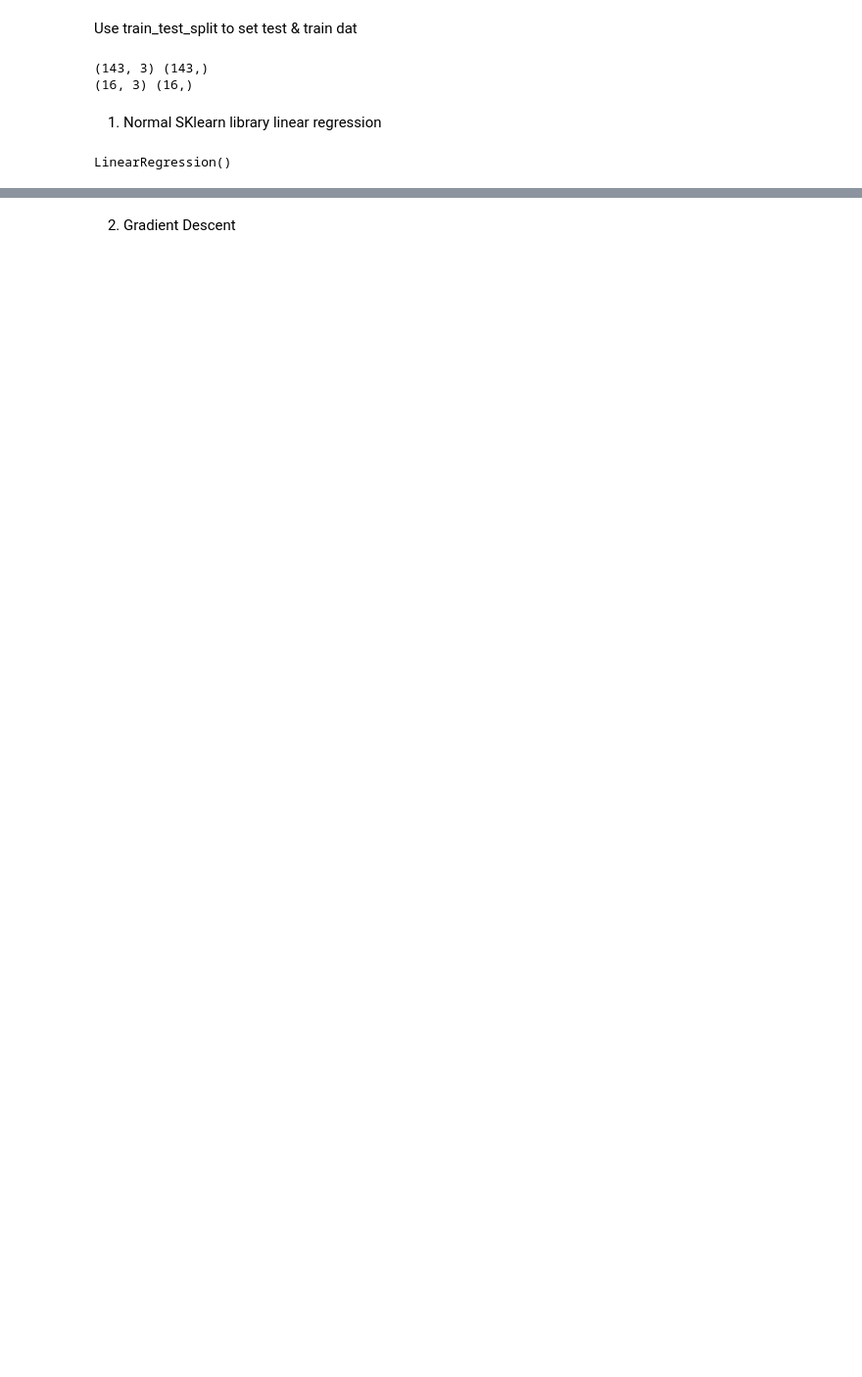
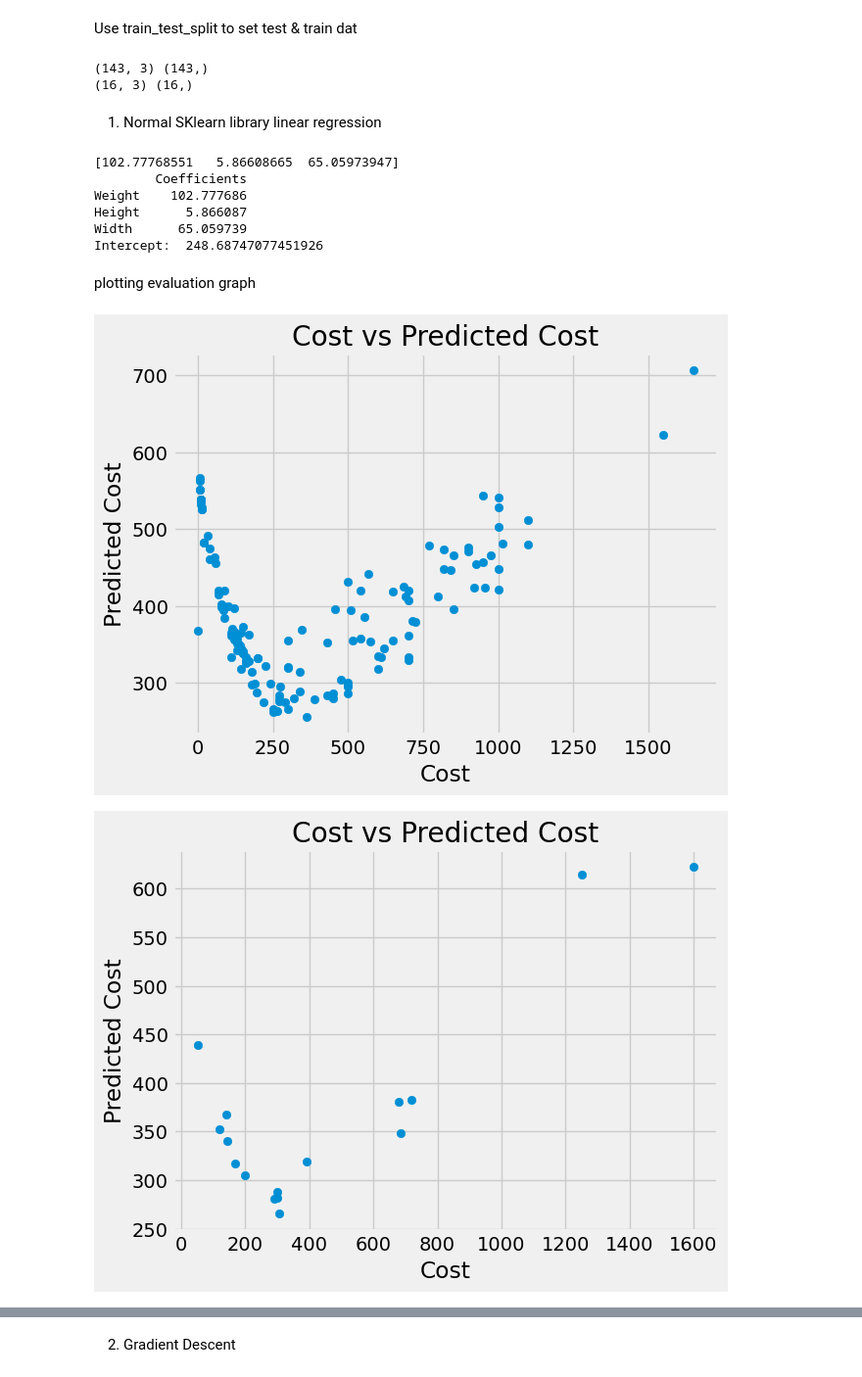
Before and after one commit to preethibosco/AIML, a Jupyter notebook: regression/BagCostPrediction.ipynb, the cells around one changed output, grey strips where cells are left out. Shown at 98% size. Saved outputs shown, nothing was run; the diff lists cells and outputs as text; code cells hidden in the pictures; blank space fills up the shorter version.

```diff
--- a/regression/BagCostPrediction.ipynb
+++ b/regression/BagCostPrediction.ipynb
@@ -233,3 +235,9 @@ X=BagDf.drop(['Cost','Weight1','Length'], axis=1)
 #Cost is the target variable, Weight1 and Length are dropped as they are highly correlated with Weight and Height respectively
 # %%
 Y=BagDf['Cost']
+# %%
+ # Normalize our features
+X = (abs(X - X.mean())) / X.std()
+print(X.head(5))
+# Add a 1 column to the start to allow vectorized gradient descent
+#X = np.c_[np.ones(X.shape[0]), X]
@@ -246,11 +261,21 @@ print(X_test.shape,Y_test.shape)
 (16, 3) (16,)
 # %% [markdown]
 1. Normal SKlearn library linear regression
-# %%
-lin_model = LinearRegression()
-lin_model.fit(X_train, Y_train)
-# %% [output]
-LinearRegression()
+# %%
+lin_model = LinearRegression()
+lin_model.fit(X_train, Y_train)
+
+cdf = pd.DataFrame(lin_model.coef_, X.columns, columns=['Coefficients'])
+print(lin_model.coef_)
+print(cdf)
+print("Intercept: ", lin_model.intercept_)
+# %% [output]
+[102.77768551   5.86608665  65.05973947]
+        Coefficients
+Weight    102.777686
+Height      5.866087
+Width      65.059739
+Intercept:  248.68747077451926
 # %%
 def evaluation_metrics(X_train, Y_train,X_test,Y_test,lin_model):
     # model evaluation for training set
@@ -277,3 +302,27 @@ def evaluation_metrics(X_train, Y_train,X_test,Y_test,lin_model):
     print('R2 score is {}'.format(r2))
     print('MSE score is {}'.format(mse))
     return
+# %% [markdown]
+plotting evaluation graph
+# %%
+def eval_visualization(X_train, Y_train,X_test,Y_test,lin_model):
+    # model evaluation for training set
+    y_train_predict = lin_model.predict(X_train)
+    plt.scatter(Y_train, y_train_predict)
+    plt.xlabel("Cost")
+    plt.ylabel("Predicted Cost")
+    plt.title("Cost vs Predicted Cost")
+    plt.show()
+
+    # model evaluation for testing set
+    y_test_predict = lin_model.predict(X_test)
+    plt.scatter(Y_test, y_test_predict)
+    plt.xlabel("Cost")
+    plt.ylabel("Predicted Cost")
+    plt.title("Cost vs Predicted Cost")
+    plt.show()
+    return
+eval_visualization(X_train, Y_train,X_test,Y_test,lin_model)
+# %% [output]
+[figure, added]
+[figure, added]
```
Also changed, not shown: parts of 16 cells of this notebook.
